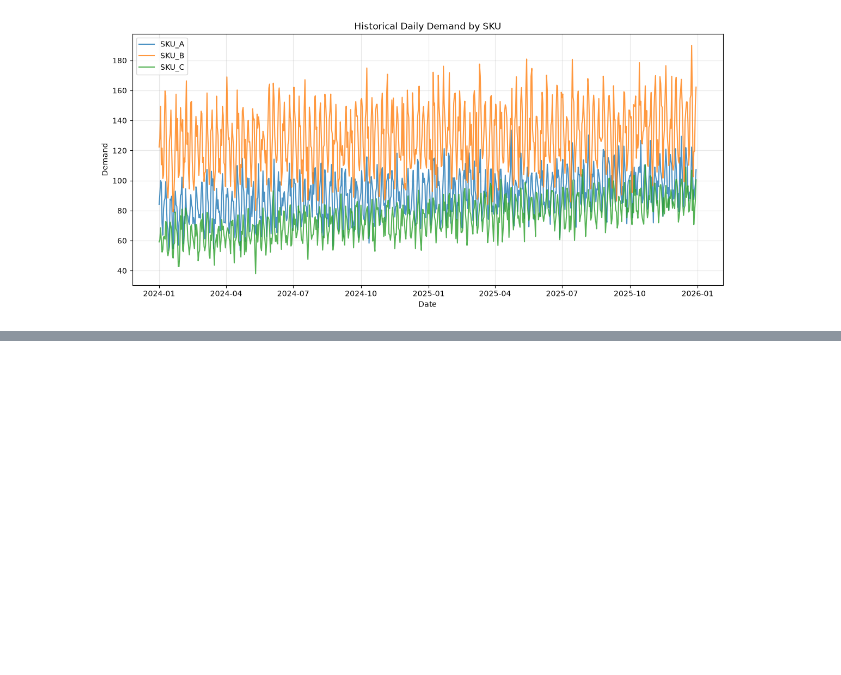
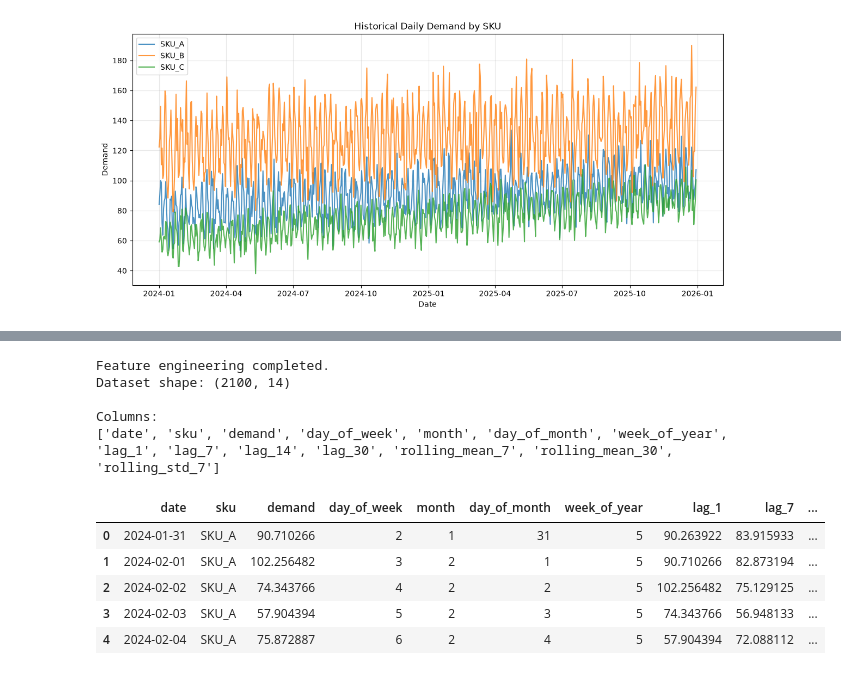
Before and after one commit to abhisarthak/inventory-optimization-ml, a Jupyter notebook: inventory_optimization.ipynb, the cells around one changed output, grey strips where cells are left out. Cells and saved outputs as stored; diff of their text form; code cells hidden in the pictures; blank space fills up the shorter version.

```diff
--- a/inventory_optimization.ipynb
+++ b/inventory_optimization.ipynb
@@ -239,3 +242,70 @@ forecast_data.head()
 | 2 | 2024-02-02 | SKU_A | 74.343766 | 102.256482 | 75.129125 | 66.767551 | 80.490133 | 79.932130 | 4 | ... |
 | 3 | 2024-02-03 | SKU_A | 57.904394 | 74.343766 | 56.948133 | 54.647652 | 80.377939 | 79.081408 | 5 | ... |
 | 4 | 2024-02-04 | SKU_A | 75.872887 | 57.904394 | 72.088112 | 80.597718 | 80.514547 | 77.718804 | 6 | ... |
+# %%
+# ================================
+# ⚙️ 7. FEATURE ENGINEERING
+# ================================
+
+# Make sure data is sorted correctly
+demand_data = demand_data.sort_values(['sku', 'date']).reset_index(drop=True)
+
+# Calendar features
+demand_data['day_of_week'] = demand_data['date'].dt.dayofweek
+demand_data['month'] = demand_data['date'].dt.month
+demand_data['day_of_month'] = demand_data['date'].dt.day
+demand_data['week_of_year'] = demand_data['date'].dt.isocalendar().week.astype(int)
+
+# Lag features
+demand_data['lag_1'] = demand_data.groupby('sku')['demand'].shift(1)
+demand_data['lag_7'] = demand_data.groupby('sku')['demand'].shift(7)
+demand_data['lag_14'] = demand_data.groupby('sku')['demand'].shift(14)
+demand_data['lag_30'] = demand_data.groupby('sku')['demand'].shift(30)
+
+# Rolling demand features
+demand_data['rolling_mean_7'] = (
+    demand_data.groupby('sku')['demand']
+    .shift(1)
+    .rolling(7)
+    .mean()
+    .reset_index(level=0, drop=True)
+)
+
+demand_data['rolling_mean_30'] = (
+    demand_data.groupby('sku')['demand']
+    .shift(1)
+    .rolling(30)
+    .mean()
+    .reset_index(level=0, drop=True)
+)
+
+demand_data['rolling_std_7'] = (
+    demand_data.groupby('sku')['demand']
+    .shift(1)
+    .rolling(7)
+    .std()
+    .reset_index(level=0, drop=True)
+)
+
+# Remove rows created by lagging
+demand_data = demand_data.dropna().reset_index(drop=True)
+
+print("Feature engineering completed.")
+print("Dataset shape:", demand_data.shape)
+
+print("\nColumns:")
+print(demand_data.columns.tolist())
+
+demand_data.head()
+# %% [output]
+Feature engineering completed.
+Dataset shape: (2100, 14)
+
+Columns:
+['date', 'sku', 'demand', 'day_of_week', 'month', 'day_of_month', 'week_of_year', 'lag_1', 'lag_7', 'lag_14', 'lag_30', 'rolling_mean_7', 'rolling_mean_30', 'rolling_std_7']
+|  | date | sku | demand | day_of_week | month | day_of_month | week_of_year | lag_1 | lag_7 | ... |
+| 0 | 2024-01-31 | SKU_A | 90.710266 | 2 | 1 | 31 | 5 | 90.263922 | 83.915933 | ... |
+| 1 | 2024-02-01 | SKU_A | 102.256482 | 3 | 2 | 1 | 5 | 90.710266 | 82.873194 | ... |
+| 2 | 2024-02-02 | SKU_A | 74.343766 | 4 | 2 | 2 | 5 | 102.256482 | 75.129125 | ... |
+| 3 | 2024-02-03 | SKU_A | 57.904394 | 5 | 2 | 3 | 5 | 74.343766 | 56.948133 | ... |
+| 4 | 2024-02-04 | SKU_A | 75.872887 | 6 | 2 | 4 | 5 | 57.904394 | 72.088112 | ... |
```
Also changed, not shown: parts of 2 cells of this notebook.
